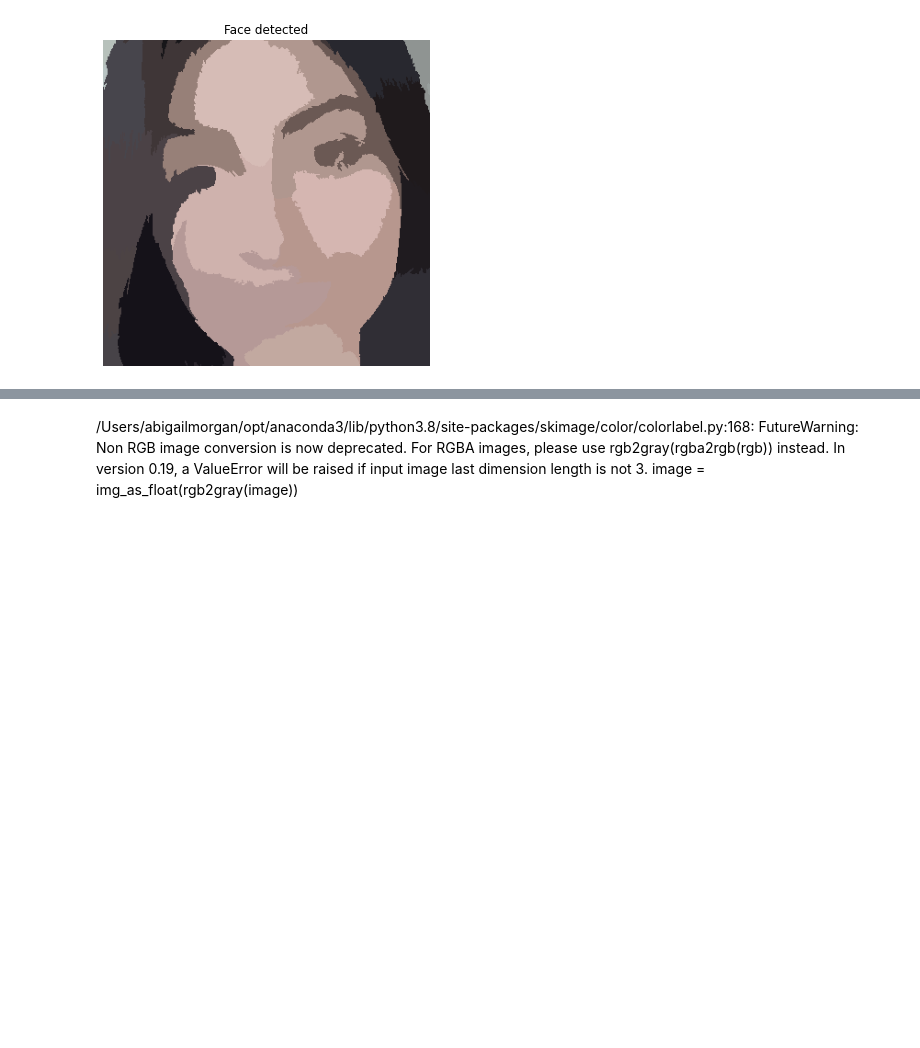
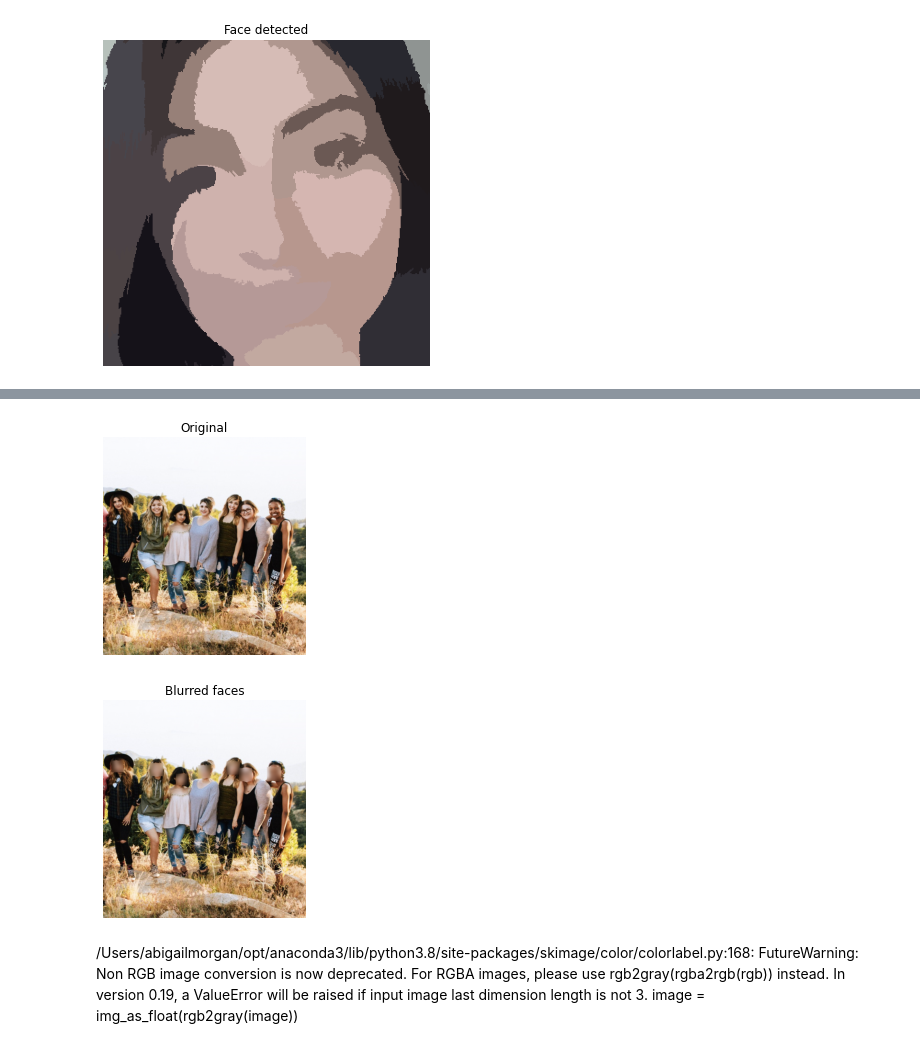
Before and after one commit to anmorgan24/Springboard, a Jupyter notebook: Notes/Image_Processing/Image_Processing_05.ipynb, the cells around one changed output, grey strips where cells are left out. Saved outputs shown, nothing was run; the diff lists cells and outputs as text; code cells hidden in the pictures; blank space fills up the shorter version.

Commit message:
blurring out multiple faces

```diff
--- a/Notes/Image_Processing/Image_Processing_05.ipynb
+++ b/Notes/Image_Processing/Image_Processing_05.ipynb
@@ -106,3 +118,25 @@ def crop_face(result, detected, title ='Face detected'):
+# %%
+def getFaceRectangle(image, d):
+    ''' Extracts the face from the image using the coordinates of the detected image '''
+    # X and Y starting points of the face rectangle
+    x, y = d['r'], d['c']
+
+    # Add the width and height of the face rectangle to complete
+    width, height = d['r'] + d['width'], d['c'] + d['height']
+
+    # Extract the detected face
+    face = image[x: width, y: height]
+    return face
+# %%
+def mergeBlurryFace(original, gaussian_image):
+    # X and Y starting points of the face rectangle
+    x, y = d['r'], d['c']
+
+    # The width and height of the face rectangle
+    width, height = d['r'] + d['width'], d['c'] + d['height']
+
+    original[x: width, y: height] = gaussian_image
+    return original
 # %% [markdown]
 # Face Detection
 * In recent years, face detection has attracted a lot of attention and had a big impact on automated processes through artificial vision.
@@ -310,3 +393,29 @@ show_detected_face(segmented_image, detected)
+# %%
+friends_image2 = rgba2rgb(friends_image)
+# %%
+#from skimage.feature import Cascade
+#from skimage.filters import gaussian
+show_image(friends_image2, "Original")
+
+detected = detector.detect_multi_scale(img = friends_image2,
+                                       scale_factor = 1.2,
+                                       step_ratio = 1,
+                                       min_size = (10, 10),
+                                       max_size = (200, 200))
+# For each detected face
+for d in detected:
+    # Obtain the face cropped from detected coordinates
+    face = getFaceRectangle(friends_image2, d)
+
+    # Apply gaussian filter to extracted face
+    gaussian_face = gaussian(face, multichannel= True, sigma= 10)
+
+    # Merge this blurry face to our final image and show it
+    resulting_image = mergeBlurryFace(friends_image2, gaussian_face)
+show_image(resulting_image, "Blurred faces")
+# %% [output]
+[figure, added]
+[figure, added]
 # %% [markdown]
 
 /Users/abigailmorgan/opt/anaconda3/lib/python3.8/site-packages/skimage/color/colorlabel.py:168: FutureWarning: Non RGB image conversion is now deprecated. For RGBA images, please use rgb2gray(rgba2rgb(rgb)) instead. In version 0.19, a ValueError will be raised if input image last dimension length is not 3.
```
Also changed, not shown: parts of 4 cells of this notebook.
